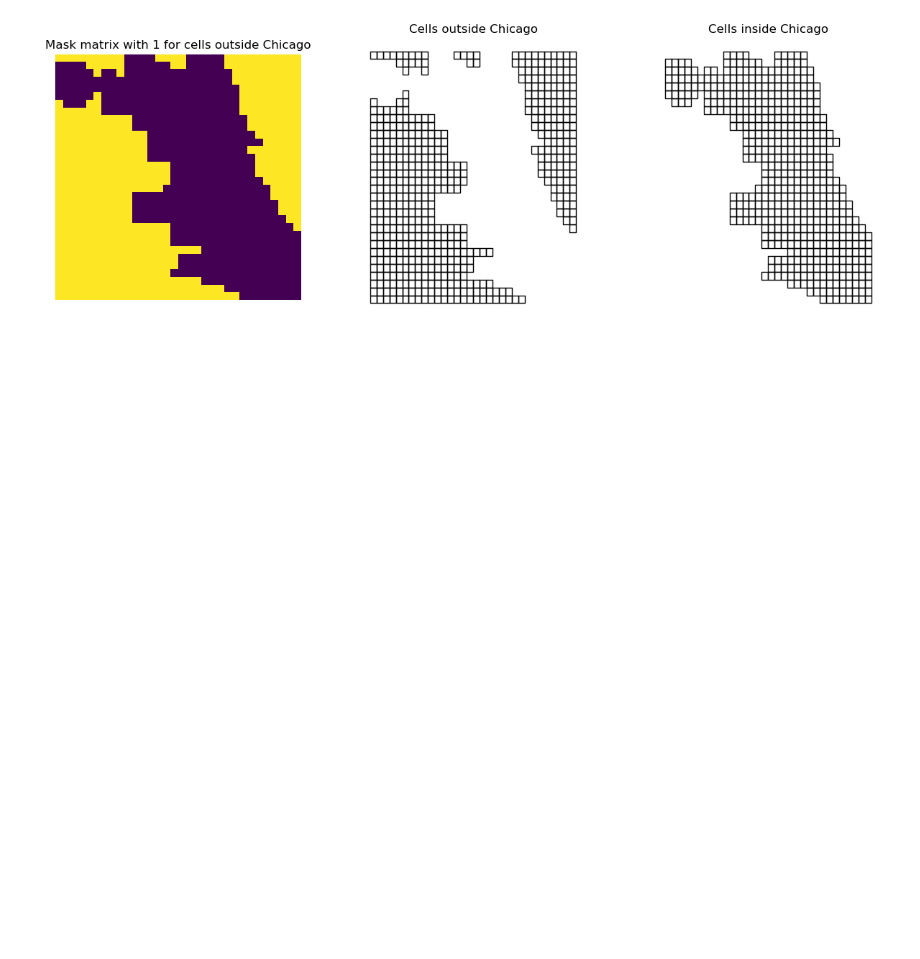
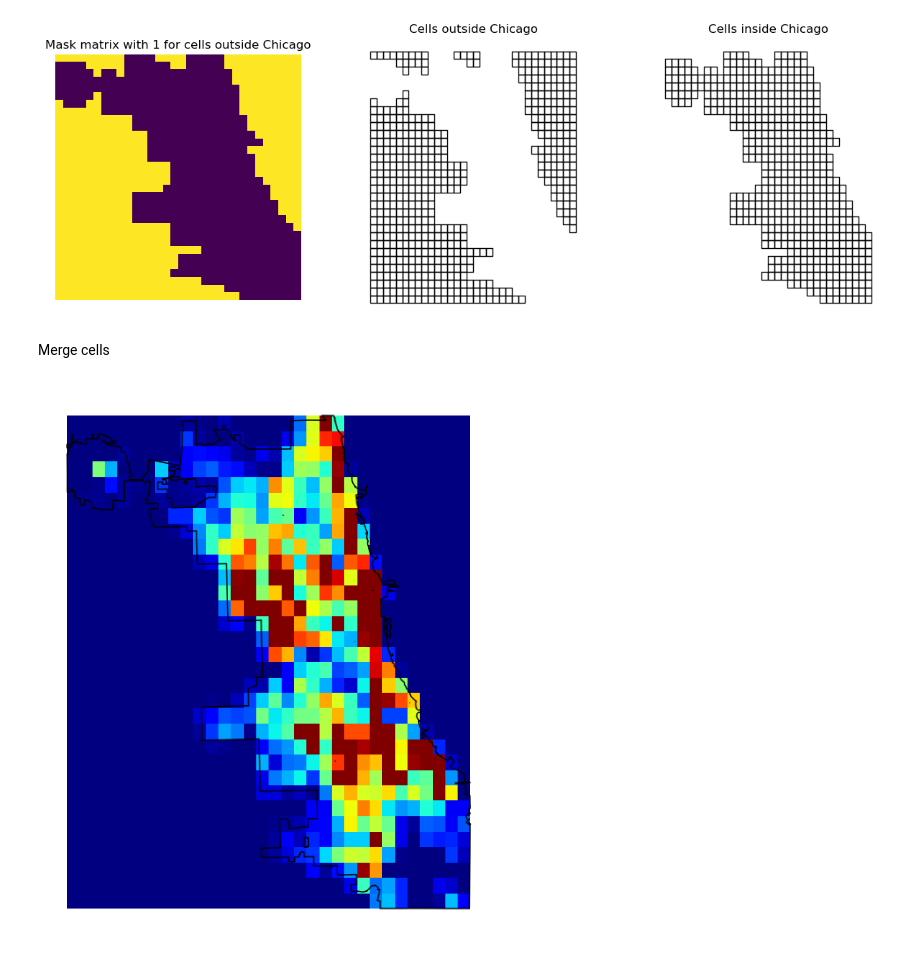
Before and after one commit to boomerr1/CrimeChicagoUC, a Jupyter notebook: Data_visualisation.ipynb, the cells around one changed output. Drawn from its saved outputs; the diff is of its cells as text; code cells hidden in the pictures; blank space fills up the shorter version.

```diff
--- a/Data_visualisation.ipynb
+++ b/Data_visualisation.ipynb
@@ -117,3 +134,20 @@ ax[2].axis("off")
 plt.show()
 # %% [output]
 [figure]
+# %% [markdown]
+Merge cells
+# %%
+merged = gpd.sjoin(gdf, grid_df, how='left', predicate='within')
+merged['n_crimes'] = 0
+dissolve = merged.dissolve(by="index_right", aggfunc="count")
+grid_df['n_crimes'] = 0
+grid_df.loc[dissolve.index, 'n_crimes'] = dissolve.n_crimes.values
+
+vmax = grid_df.n_crimes.mean() + 2*grid_df.n_crimes.std()
+ax = grid_df.plot(column='n_crimes', figsize=(12, 8), vmax=vmax, cmap='jet', edgecolor=None)
+chicago.plot(ax=ax, color='none', edgecolor='black')
+ax.axis('off')
+
+plt.show()
+# %% [output]
+[figure, added]
```
Also changed, not shown: parts of 1 cell of this notebook.
